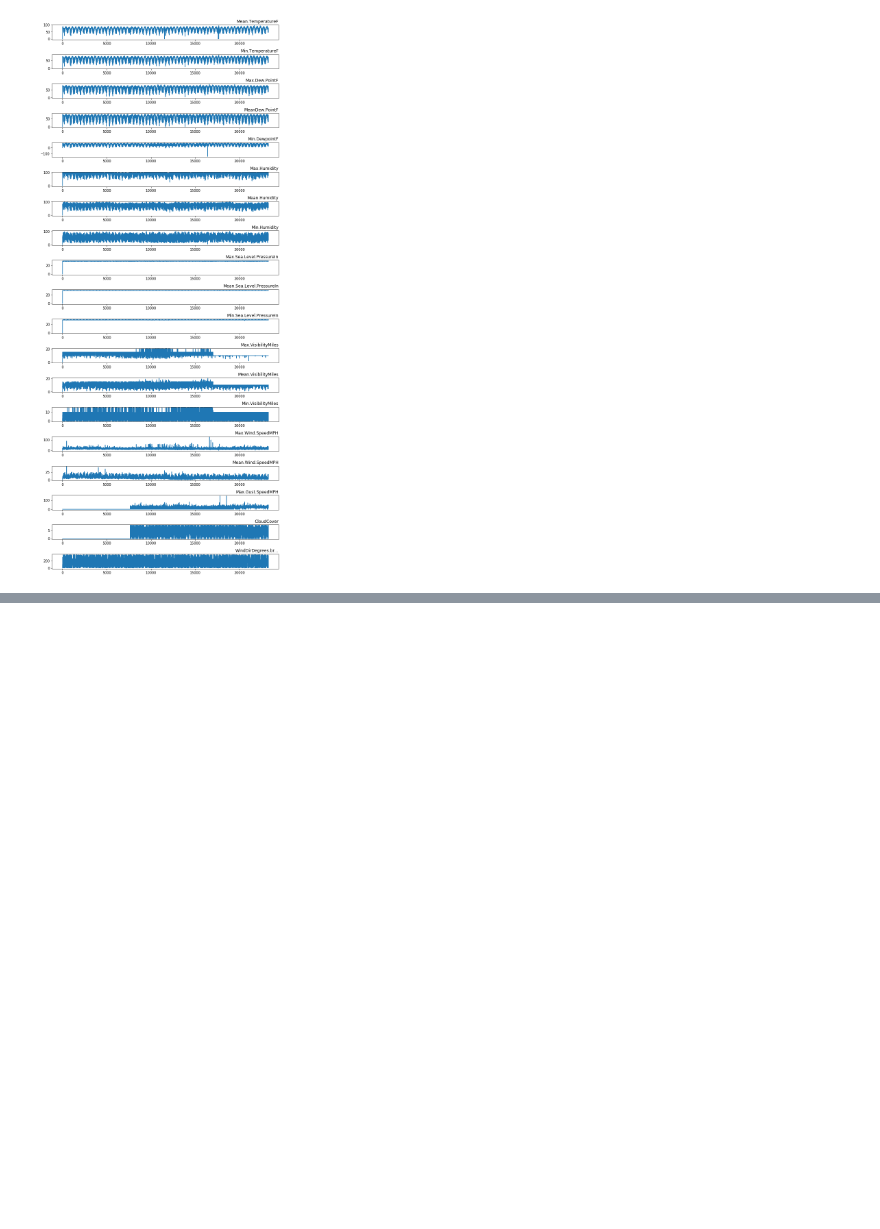
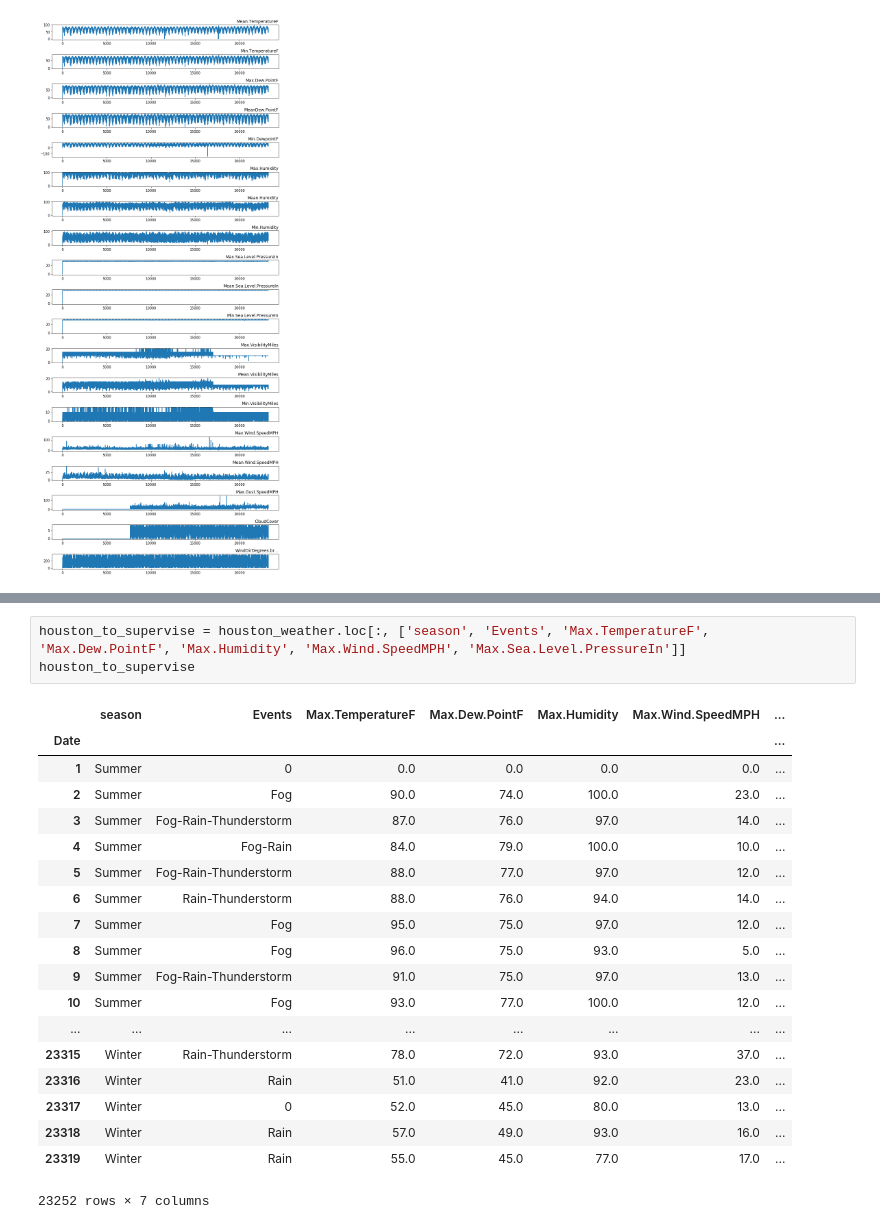
Before and after one commit to peterwilli/HurricAIne, a Jupyter notebook: HurricanePrediction.ipynb, the cells around one changed output, grey strips where cells are left out. Drawn from its saved outputs; the diff is of its cells as text; blank space fills up the shorter version.

Commit message:
slice columns

```diff
--- a/HurricanePrediction.ipynb
+++ b/HurricanePrediction.ipynb
@@ -87,0 +112,23 @@ render_plots_numbers(houston_weather)
+# %%
+houston_to_supervise = houston_weather.loc[:, ['season', 'Events', 'Max.TemperatureF', 'Max.Dew.PointF', 'Max.Humidity', 'Max.Wind.SpeedMPH', 'Max.Sea.Level.PressureIn']]
+houston_to_supervise
+# %% [output]
+|  | season | Events | Max.TemperatureF | Max.Dew.PointF | Max.Humidity | Max.Wind.SpeedMPH | ... |
+| Date |  |  |  |  |  |  | ... |
+| 1 | Summer | 0 | 0.0 | 0.0 | 0.0 | 0.0 | ... |
+| 2 | Summer | Fog | 90.0 | 74.0 | 100.0 | 23.0 | ... |
+| 3 | Summer | Fog-Rain-Thunderstorm | 87.0 | 76.0 | 97.0 | 14.0 | ... |
+| 4 | Summer | Fog-Rain | 84.0 | 79.0 | 100.0 | 10.0 | ... |
+| 5 | Summer | Fog-Rain-Thunderstorm | 88.0 | 77.0 | 97.0 | 12.0 | ... |
+| 6 | Summer | Rain-Thunderstorm | 88.0 | 76.0 | 94.0 | 14.0 | ... |
+| 7 | Summer | Fog | 95.0 | 75.0 | 97.0 | 12.0 | ... |
+| 8 | Summer | Fog | 96.0 | 75.0 | 93.0 | 5.0 | ... |
+| 9 | Summer | Fog-Rain-Thunderstorm | 91.0 | 75.0 | 97.0 | 13.0 | ... |
+| 10 | Summer | Fog | 93.0 | 77.0 | 100.0 | 12.0 | ... |
+| ... | ... | ... | ... | ... | ... | ... | ... |
+| 23315 | Winter | Rain-Thunderstorm | 78.0 | 72.0 | 93.0 | 37.0 | ... |
+| 23316 | Winter | Rain | 51.0 | 41.0 | 92.0 | 23.0 | ... |
+| 23317 | Winter | 0 | 52.0 | 45.0 | 80.0 | 13.0 | ... |
+| 23318 | Winter | Rain | 57.0 | 49.0 | 93.0 | 16.0 | ... |
+| 23319 | Winter | Rain | 55.0 | 45.0 | 77.0 | 17.0 | ... |
+23252 rows × 7 columns
```
Also changed, not shown: parts of 3 cells of this notebook.
